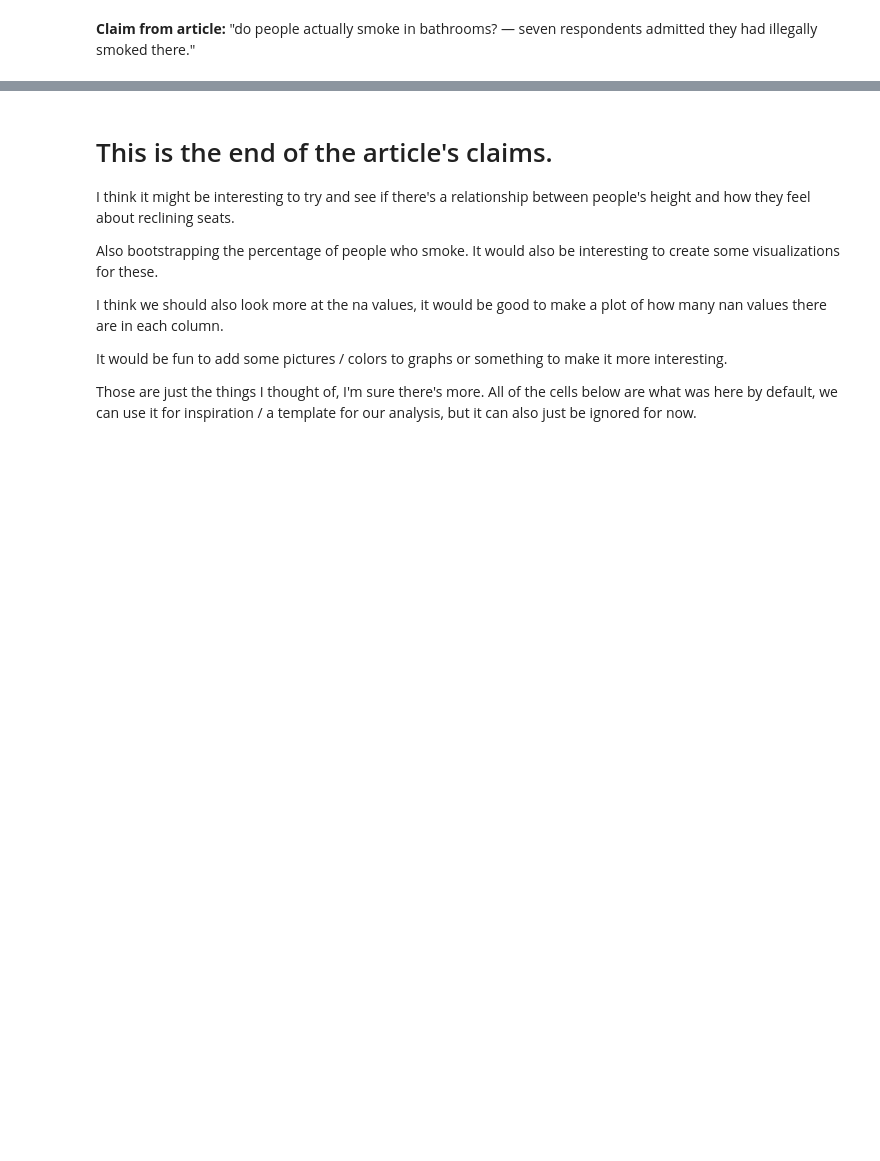
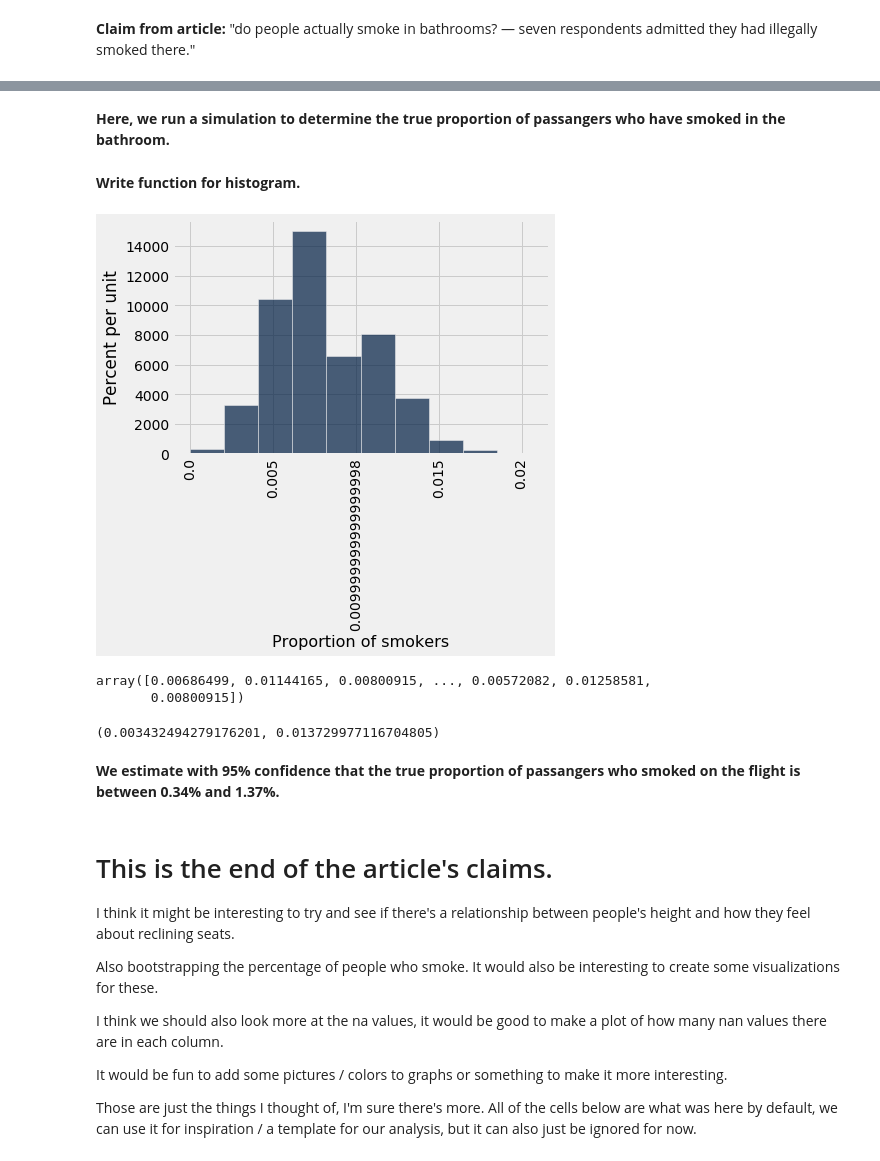
Before and after one commit to ls88-openscienceconnector/final-project-team-2, a Jupyter notebook: notebooks/airplane-analysis.ipynb, the cells around one changed output, grey strips where cells are left out. Saved outputs shown, nothing was run; the diff lists cells and outputs as text; code cells hidden in the pictures; blank space fills up the shorter version.

Commit message:
Finished the bootstrap for smoking part.
I don't recommend more than 2000 repetitions. Will try to shorten function. Not sure how to add the print() percentages into the function. Didnt learn.

```diff
--- a/notebooks/airplane-analysis.ipynb
+++ b/notebooks/airplane-analysis.ipynb
@@ -232,0 +240,28 @@ percentages_from_label("Have you ever used personal electronics during take off
+# %% [markdown]
+**Here, we run a simulation to determine the true proportion of passangers who have smoked in the bathroom.**
+# %% [markdown]
+**Write function for histogram.**
+# %%
+def true_smokers(repetitions):
+    smokers_collect=make_array()
+    for i in np.arange(repetitions):
+        shuffle_table=data.sample()
+        how_many_smoke=shuffle_table.select('Have you ever smoked a cigarette in an airplane bathroom when it was against the rules?')
+        how_many_smoke_2=how_many_smoke.where(0,'Yes')
+        proportion_of_smokers=how_many_smoke_2.num_rows/data.num_rows
+        smokers_collect=np.append(smokers_collect,proportion_of_smokers)
+    return smokers_collect
+
+def histogram_smokers(repetitions):
+    create_array=true_smokers(repetitions)
+    create_table=Table().with_column('Proportion of smokers',create_array)
+    return create_table.hist()
+# %%
+histogram_smokers(2000)
+# %% [output]
+[figure, added]
+# %%
+true_smokers(2000)
+# %% [output]
+array([0.00686499, 0.01144165, 0.00800915, ..., 0.00572082, 0.01258581,
+       0.00800915])
@@ -233,3 +273,9 @@ percentages_from_label("Have you ever used personal electronics during take off
+# %%
+confidence_level(95,2000)
+# %% [output]
+(0.003432494279176201, 0.013729977116704805)
+# %% [markdown]
+**We estimate with 95% confidence that the true proportion of passangers who smoked on the flight is between 0.34% and 1.37%.**
 # %% [markdown]
 # This is the end of the article's claims.
 I think it might be interesting to try and see if there's a relationship between people's height and how they feel about reclining seats.
```
Also changed, not shown: parts of 13 cells of this notebook.
